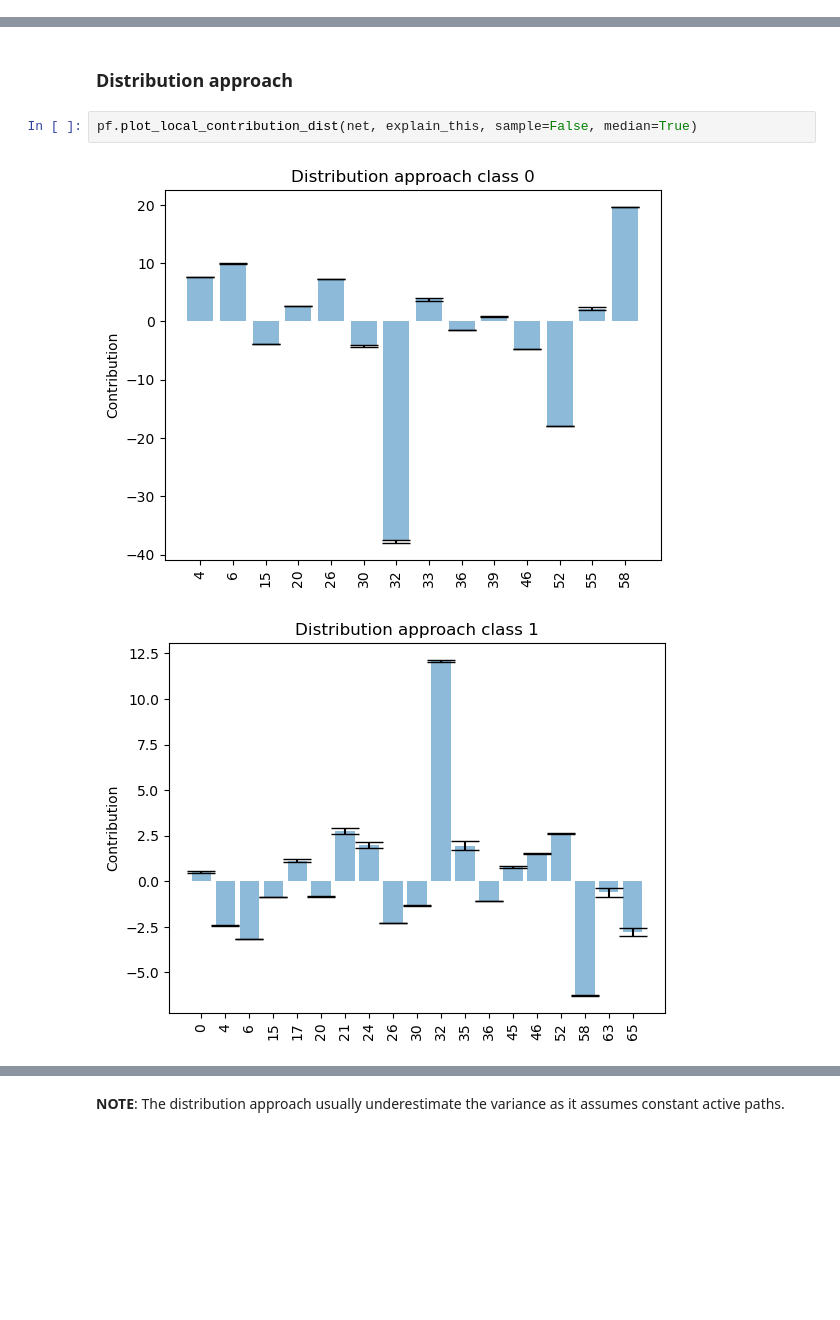
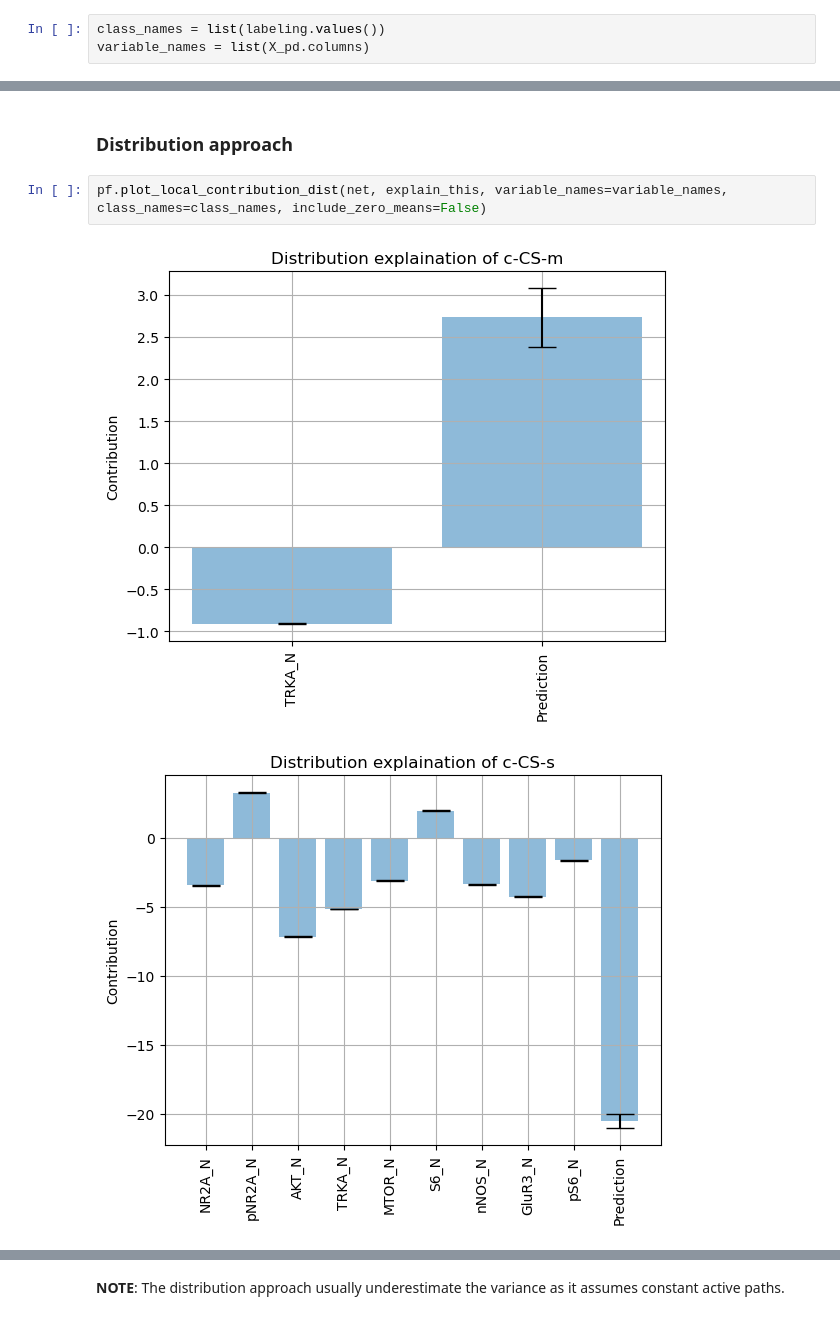
Before and after one commit to eirihoyh/ISLBBNN, a Jupyter notebook: examples/mice_protein/lrt.ipynb, the cells around one changed output, grey strips where cells are left out. Cells and saved outputs as stored; diff of their text form; blank space fills up the shorter version.

```diff
--- a/examples/mice_protein/lrt.ipynb
+++ b/examples/mice_protein/lrt.ipynb
@@ -356,6 +359,9 @@ Used weights:  37
 ## Local contribution
 
 ### Empirical approach
+# %%
+class_names = list(labeling.values())
+variable_names = list(X_pd.columns)
 # %%
 explain_this = train_dat[14,:-1].reshape(-1, p)
 print(f"True class: {train_dat[14,-1]}")
@@ -380,7 +391,7 @@ tensor([[-5.6673e+01, -5.2222e+01, -2.5690e+01, -3.5763e-06, -6.5869e+01,
 # %% [markdown]
 ### Distribution approach
 # %%
-pf.plot_local_contribution_dist(net, explain_this, sample=False, median=True)
+pf.plot_local_contribution_dist(net, explain_this, variable_names=variable_names, class_names=class_names, include_zero_means=False)
 # %% [output]
-[figure, old version]
+[figure, new version]
-[figure, old version]
+[figure, new version]
```
Also changed, not shown: parts of 8 cells of this notebook, 21 other files.
